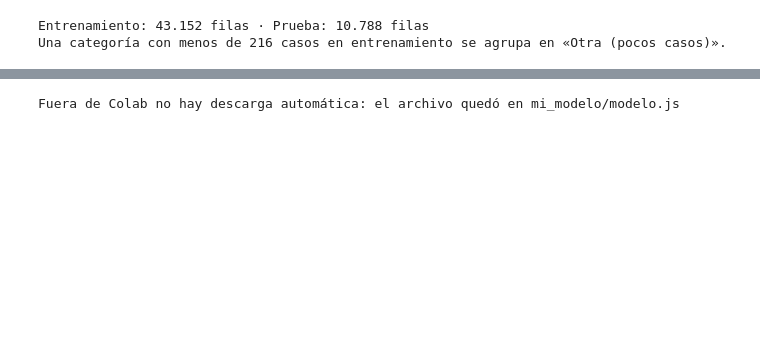
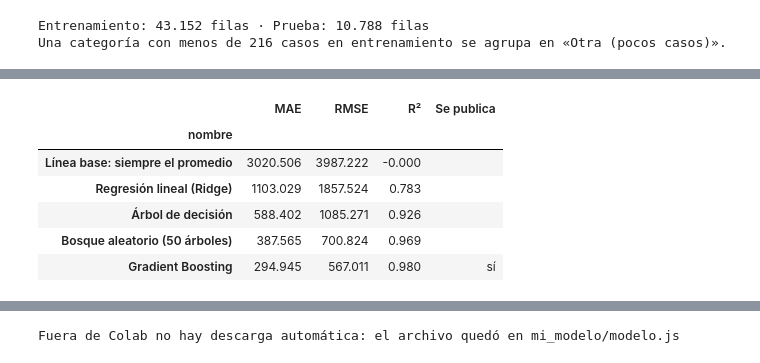
Before and after one commit to Daniel01010101010101/Ejercicio_ejemplo_machine_learning, a Jupyter notebook: notebooks/plantilla_tu_modelo.ipynb, the cells around one changed output, grey strips where cells are left out. Cells and saved outputs as stored; diff of their text form; code cells hidden in the pictures; blank space fills up the shorter version.

```diff
--- a/notebooks/plantilla_tu_modelo.ipynb
+++ b/notebooks/plantilla_tu_modelo.ipynb
@@ -340,0 +353,82 @@ Pureza: pasar de «SI1» a «IF» suma 1.360,9 USD; a «I1», resta 2.789,1.
+# %%
+def metricas(y_real, y_pred) -> dict:
+    return {
+        "mae": float(mean_absolute_error(y_real, y_pred)),
+        "rmse": float(math.sqrt(mean_squared_error(y_real, y_pred))),
+        "r2": float(r2_score(y_real, y_pred)),
+    }
+
+
+def crear_modelo(tipo):
+    """Un Pipeline: prepara las columnas y después el modelo elegido."""
+    if tipo == "lineal":
+        columnas = ColumnTransformer([("categoricas", OneHotEncoder(handle_unknown="ignore"), VARIABLES)])
+        return Pipeline([("preprocesamiento", columnas), ("regresion", Ridge(alpha=1.0))])
+    partes = []
+    if CATEGORICAS:
+        partes.append(("categoricas", OneHotEncoder(handle_unknown="ignore", sparse_output=False), CATEGORICAS))
+    if NUMERICAS:
+        partes.append(("numeros", SimpleImputer(strategy="median"), NUMERICAS))
+    regresor = {
+        "arbol": DecisionTreeRegressor(max_depth=6, min_samples_leaf=20, random_state=SEMILLA),
+        "bosque": RandomForestRegressor(n_estimators=50, max_depth=10, min_samples_leaf=5, max_features=0.5,
+                                        n_jobs=-1, random_state=SEMILLA),
+        "boosting": HistGradientBoostingRegressor(random_state=SEMILLA),  # 100 árboles de hasta 31 hojas
+    }[tipo]
+    return Pipeline([("preprocesamiento", ColumnTransformer(partes)), ("regresion", regresor)])
+
+
+def datos_para(tipo):
+    return (x_train_lin, x_test_lin) if tipo == "lineal" else (x_train_arb, x_test_arb)
+
+
+def evaluar(y_real, y_pred):
+    fila = metricas(y_real, y_pred)
+    if ES_PROBABILIDAD:
+        fila["exactitud"] = float(np.mean((np.asarray(y_pred) >= 50) == (np.asarray(y_real) >= 50)))
+    return fila
+
+
+base = DummyRegressor(strategy="mean").fit(x_train_arb, y_train)
+comparacion = [{"clave": "linea_base", "nombre": "Línea base: siempre el promedio", **evaluar(y_test, base.predict(x_test_arb))}]
+modelos = {}
+for tipo in NOMBRES:
+    entrenamiento, prueba = datos_para(tipo)
+    modelos[tipo] = crear_modelo(tipo).fit(entrenamiento, y_train)
+    fila = {"clave": tipo, "nombre": NOMBRES[tipo], **evaluar(y_test, modelos[tipo].predict(prueba))}
+    if tipo == MODELO:
+        fila["publicado"] = True
+    comparacion.append(fila)
+
+tabla = pd.DataFrame(comparacion).set_index("nombre")
+columnas = ["mae", "rmse", "r2"] + (["exactitud"] if ES_PROBABILIDAD else [])
+tabla = tabla[columnas].rename(columns={"mae": "MAE", "rmse": "RMSE", "r2": "R²", "exactitud": "Exactitud"})
+tabla["Se publica"] = ["sí" if f.get("publicado") else "" for f in comparacion]
+display(tabla.round(3))
+
+publicado = next(f for f in comparacion if f.get("publicado"))
+# Con una clase gana el que más acierta; con un número, el que menos se equivoca.
+mejor = (max(comparacion[1:], key=lambda f: f["exactitud"]) if ES_PROBABILIDAD
+         else min(comparacion[1:], key=lambda f: f["mae"]))
+mejora = 1 - publicado["mae"] / comparacion[0]["mae"]
+print(f"Tu modelo ({NOMBRES[MODELO]}) se equivoca en promedio {fmt(publicado['mae'], 1)} {UNIDAD}; "
+      f"la línea base, {fmt(comparacion[0]['mae'], 1)} {UNIDAD}. Mejora: {fmt(100 * mejora)} %.")
+if ES_PROBABILIDAD:
+    print(f"Exactitud de tu modelo: acierta {fmt(100 * publicado['exactitud'])} de cada 100 casos de prueba "
+          f"(la línea base, {fmt(100 * comparacion[0]['exactitud'])}).")
+if mejor is not publicado:
+    criterio = (f"el que más acierta es {mejor['nombre']} ({fmt(100 * mejor['exactitud'])} de cada 100)" if ES_PROBABILIDAD
+                else f"el que menos se equivoca es {mejor['nombre']} (MAE {fmt(mejor['mae'], 1)})")
+    print(f"En la prueba, {criterio}. Si quieres publicarlo, elige MODELO = \"{mejor['clave']}\" y vuelve a ejecutar todo.")
+if mejora < 0.05:
+    print("Ojo: casi no le gana a la línea base. Prueba con otras columnas en VARIABLES.")
+if publicado["r2"] > 0.99:
+    print("Ojo: el modelo acierta casi perfecto. Revisa que ninguna columna de VARIABLES sea otra forma del objetivo.")
+# %% [output]
+|  | MAE | RMSE | R² | Se publica |
+| nombre |  |  |  |  |
+| Línea base: siempre el promedio | 3020.506 | 3987.222 | -0.000 |  |
+| Regresión lineal (Ridge) | 1103.029 | 1857.524 | 0.783 |  |
+| Árbol de decisión | 588.402 | 1085.271 | 0.926 |  |
+| Bosque aleatorio (50 árboles) | 387.565 | 700.824 | 0.969 |  |
+| Gradient Boosting | 294.945 | 567.011 | 0.980 | sí |
```
Also changed, not shown: parts of 25 cells of this notebook, 7 other files.
